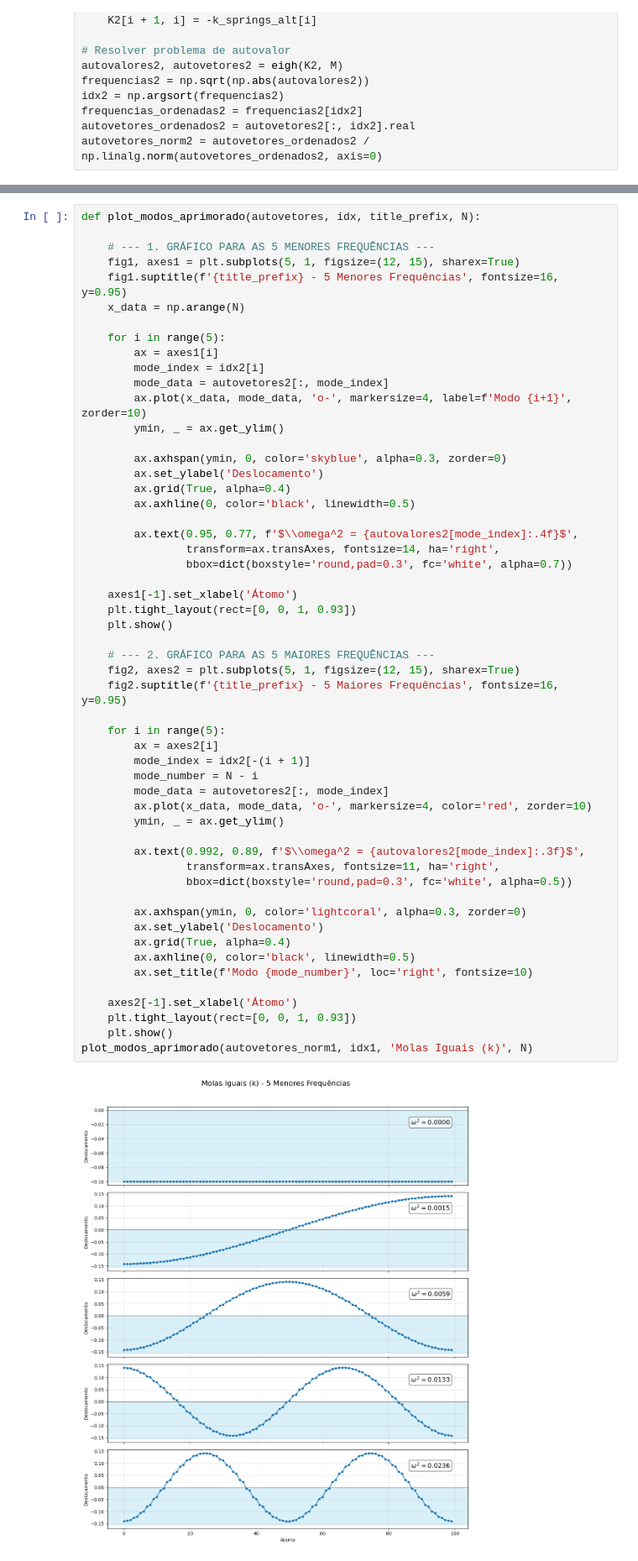
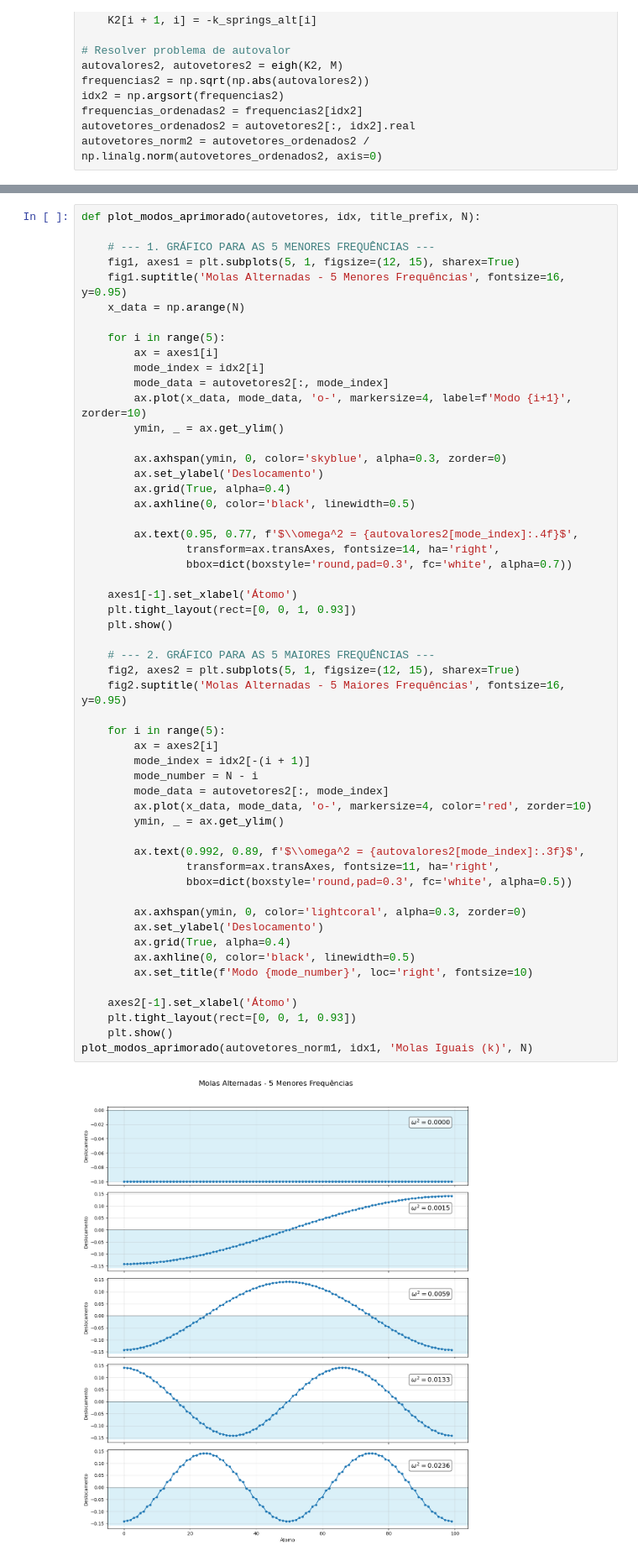
Before and after one commit to pimazzo/AV5, a Jupyter notebook: AV5.ipynb, the cells around one changed output, grey strips where cells are left out. Shown at 84% size. Saved outputs shown, nothing was run; the diff lists cells and outputs as text.

```diff
--- a/AV5.ipynb
+++ b/AV5.ipynb
@@ -97,7 +97,7 @@ def plot_modos_aprimorado(autovetores, idx, title_prefix, N):
 
     # --- 1. GRÁFICO PARA AS 5 MENORES FREQUÊNCIAS ---
     fig1, axes1 = plt.subplots(5, 1, figsize=(12, 15), sharex=True)
-    fig1.suptitle(f'{title_prefix} - 5 Menores Frequências', fontsize=16, y=0.95)
+    fig1.suptitle('Molas Alternadas - 5 Menores Frequências', fontsize=16, y=0.95)
     x_data = np.arange(N)
 
     for i in range(5):
@@ -119,32 +119,32 @@ def plot_modos_aprimorado(autovetores, idx, title_prefix, N):
     axes1[-1].set_xlabel('Átomo')
     plt.tight_layout(rect=[0, 0, 1, 0.93])
     plt.show()
 
     # --- 2. GRÁFICO PARA AS 5 MAIORES FREQUÊNCIAS ---
     fig2, axes2 = plt.subplots(5, 1, figsize=(12, 15), sharex=True)
-    fig2.suptitle(f'{title_prefix} - 5 Maiores Frequências', fontsize=16, y=0.95)
+    fig2.suptitle('Molas Alternadas - 5 Maiores Frequências', fontsize=16, y=0.95)
 
     for i in range(5):
         ax = axes2[i]
         mode_index = idx2[-(i + 1)]
         mode_number = N - i
         mode_data = autovetores2[:, mode_index]
         ax.plot(x_data, mode_data, 'o-', markersize=4, color='red', zorder=10)
         ymin, _ = ax.get_ylim()
 
         ax.text(0.992, 0.89, f'$\\omega^2 = {autovalores2[mode_index]:.3f}$',
                 transform=ax.transAxes, fontsize=11, ha='right',
                 bbox=dict(boxstyle='round,pad=0.3', fc='white', alpha=0.5))
 
         ax.axhspan(ymin, 0, color='lightcoral', alpha=0.3, zorder=0)
         ax.set_ylabel('Deslocamento')
         ax.grid(True, alpha=0.4)
         ax.axhline(0, color='black', linewidth=0.5)
         ax.set_title(f'Modo {mode_number}', loc='right', fontsize=10)
 
     axes2[-1].set_xlabel('Átomo')
     plt.tight_layout(rect=[0, 0, 1, 0.93])
     plt.show()
 plot_modos_aprimorado(autovetores_norm1, idx1, 'Molas Iguais (k)', N)
 # %% [output]
-[figure, old version]
+[figure, new version]
```
Also changed, not shown: parts of 1 cell of this notebook.
